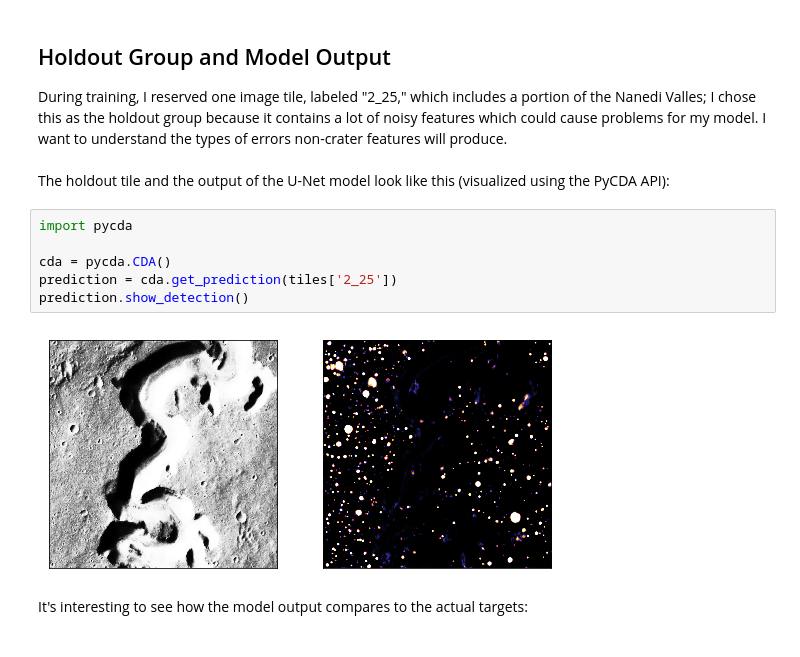
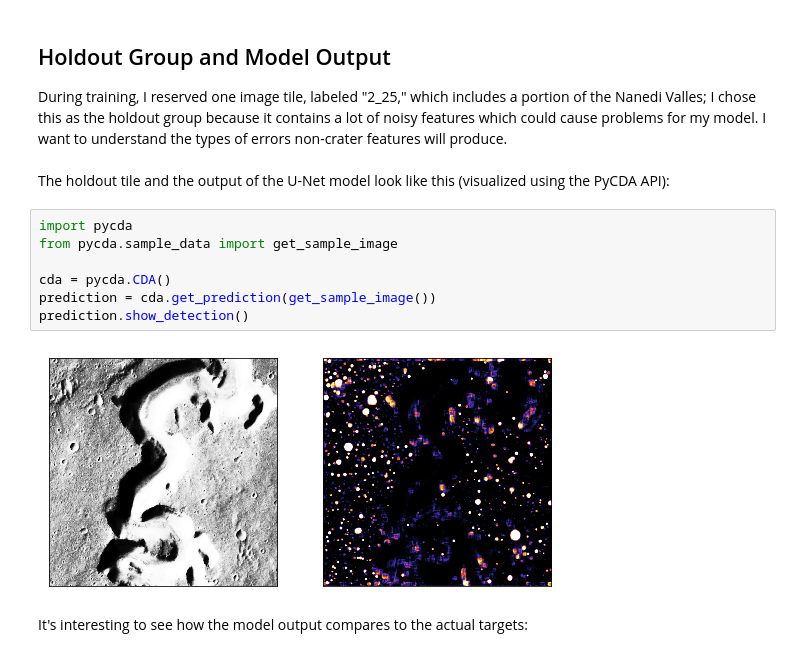
Before and after one commit to AlliedToasters/craters, a Jupyter notebook: CapstoneNotebook.ipynb, the cells around one changed output. Drawn from its saved outputs; the diff is of its cells as text.

```diff
--- a/CapstoneNotebook.ipynb
+++ b/CapstoneNotebook.ipynb
@@ -81,12 +128,13 @@ During training, I reserved one image tile, labeled "2_25," which includes a por
 The holdout tile and the output of the U-Net model look like this (visualized using the PyCDA API):
 # %%
 import pycda
+from pycda.sample_data import get_sample_image
 
 cda = pycda.CDA()
-prediction = cda.get_prediction(tiles['2_25'])
+prediction = cda.get_prediction(get_sample_image())
 prediction.show_detection()
 # %% [output]
-[figure, old version]
+[figure, new version]
 # %% [markdown]
 It's interesting to see how the model output compares to the actual targets:
 # %%
```
Also changed, not shown: parts of 14 cells of this notebook.
